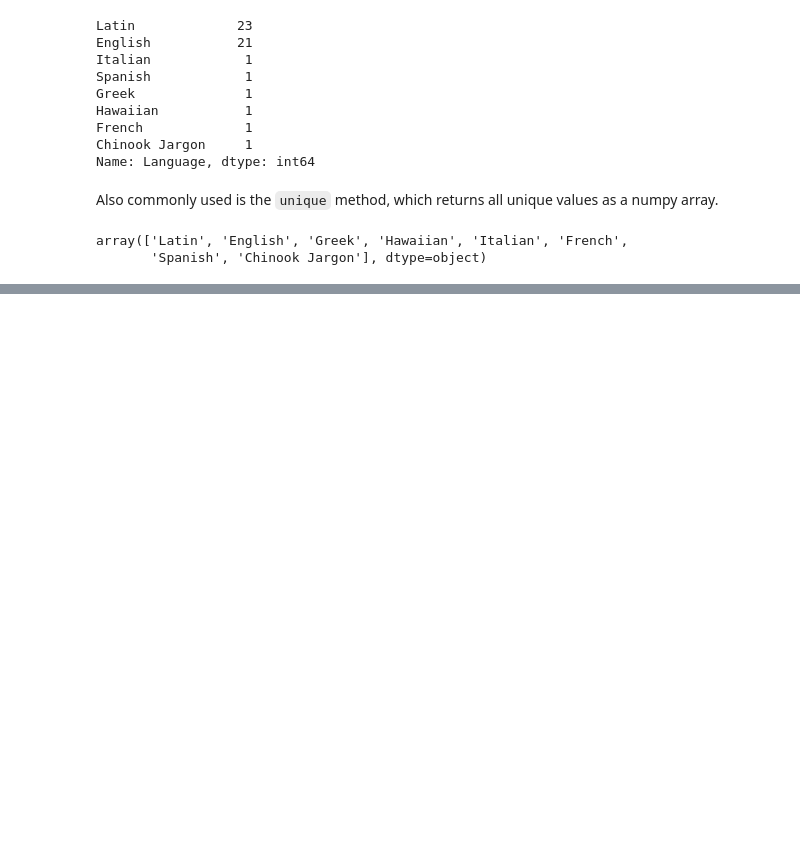
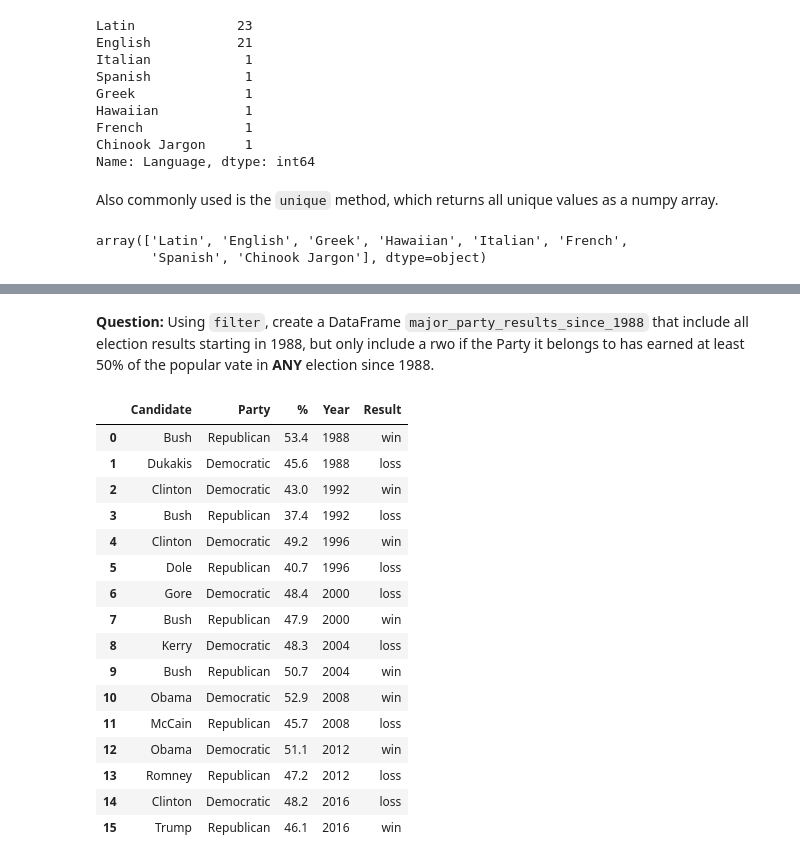
Before and after one commit to lasttillend/DS100, a Jupyter notebook: lec/lec02/02-pandas-basics.ipynb, the cells around one changed output, grey strips where cells are left out. Saved outputs shown, nothing was run; the diff lists cells and outputs as text; code cells hidden in the pictures; blank space fills up the shorter version.

```diff
--- a/lec/lec02/02-pandas-basics.ipynb
+++ b/lec/lec02/02-pandas-basics.ipynb
@@ -331,3 +331,5 @@ elections.head(5)
 | 2 | Anderson | Independent | 6.6 | 1980 | loss |
 | 3 | Reagan | Republican | 58.8 | 1984 | win |
 | 4 | Mondale | Democratic | 37.6 | 1984 | loss |
+# %%
+elections.set_index('Candidate').loc[['Reagan', 'Carter'], ['%', 'Result']]
@@ -681,0 +765,33 @@ array(['Latin', 'English', 'Greek', 'Hawaiian', 'Italian', 'French',
+# %% [markdown]
+**Question:** Using `filter`, create a DataFrame `major_party_results_since_1988` that include all election results starting in 1988, but only include a rwo if the Party it belongs to has earned at least 50% of the popular vate in **ANY** election since 1988.
+# %%
+def take_year_since_1988(df):
+    return df[df['Year'] >= 1988]
+
+def select_major_party(df_groupby):
+    return df_groupby.filter(lambda subframe: any(subframe['%'] > 50))
+
+majoy_party_results_since_1988 = (elections.pipe(take_year_since_1988)
+                                           .groupby('Party')
+                                           .pipe(select_major_party)
+                                           .reset_index(drop=True))
+
+majoy_party_results_since_1988
+# %% [output]
+|  | Candidate | Party | % | Year | Result |
+| 0 | Bush | Republican | 53.4 | 1988 | win |
+| 1 | Dukakis | Democratic | 45.6 | 1988 | loss |
+| 2 | Clinton | Democratic | 43.0 | 1992 | win |
+| 3 | Bush | Republican | 37.4 | 1992 | loss |
+| 4 | Clinton | Democratic | 49.2 | 1996 | win |
+| 5 | Dole | Republican | 40.7 | 1996 | loss |
+| 6 | Gore | Democratic | 48.4 | 2000 | loss |
+| 7 | Bush | Republican | 47.9 | 2000 | win |
+| 8 | Kerry | Democratic | 48.3 | 2004 | loss |
+| 9 | Bush | Republican | 50.7 | 2004 | win |
+| 10 | Obama | Democratic | 52.9 | 2008 | win |
+| 11 | McCain | Republican | 45.7 | 2008 | loss |
+| 12 | Obama | Democratic | 51.1 | 2012 | win |
+| 13 | Romney | Republican | 47.2 | 2012 | loss |
+| 14 | Clinton | Democratic | 48.2 | 2016 | loss |
+| 15 | Trump | Republican | 46.1 | 2016 | win |
```
Also changed, not shown: parts of 15 cells of this notebook, 2 other files.
